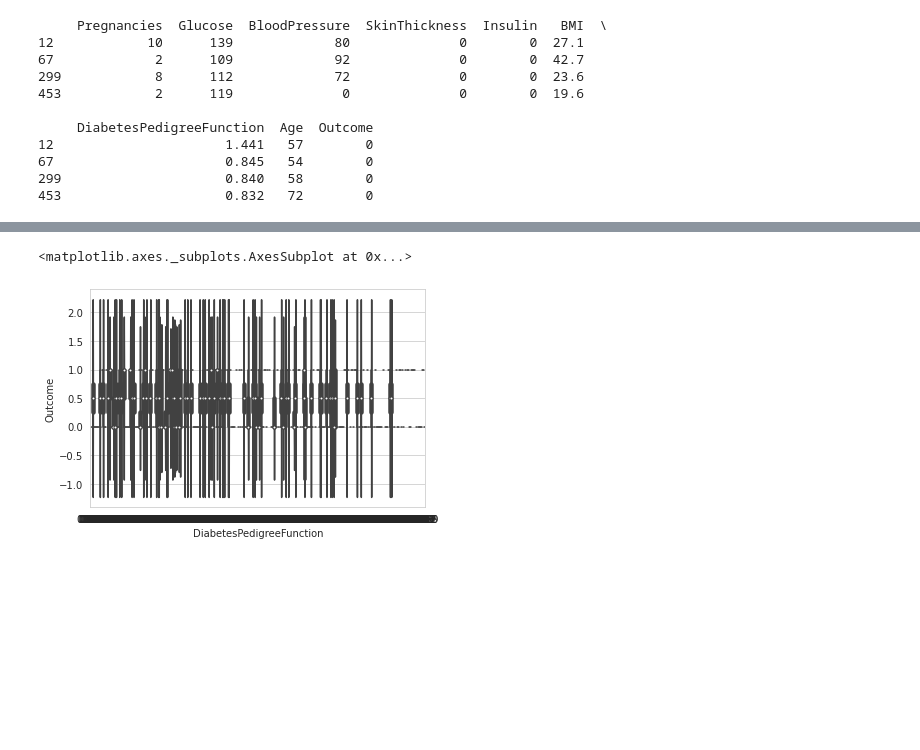
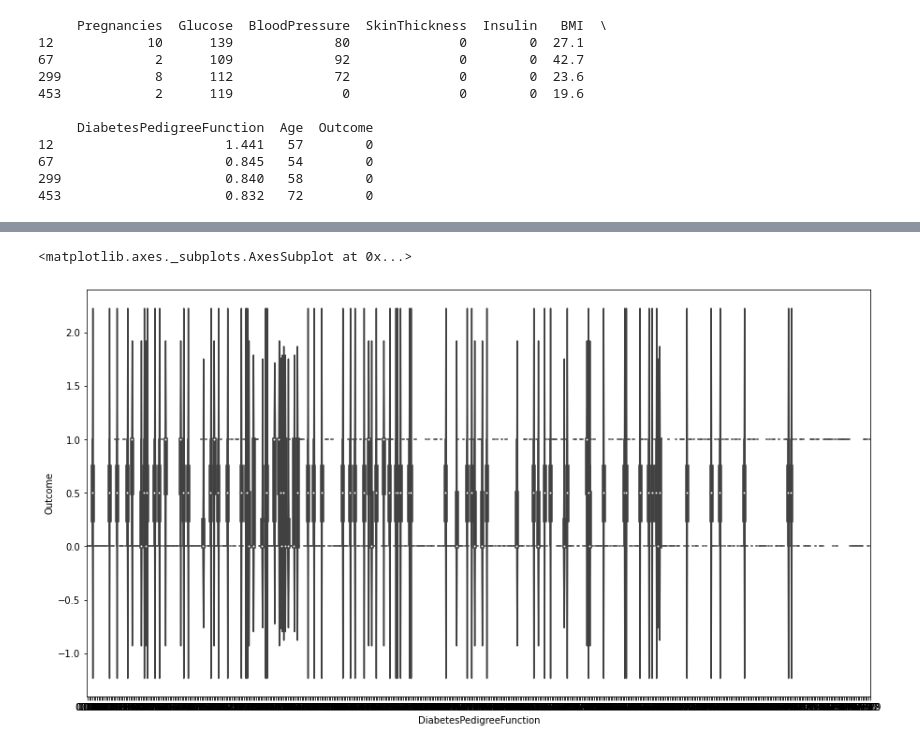
Before and after one commit to OkanKeskin/diabets_analysis, a Jupyter notebook: diabets_analysis.ipynb, the cells around one changed output, grey strips where cells are left out. Saved outputs shown, nothing was run; the diff lists cells and outputs as text; code cells hidden in the pictures; blank space fills up the shorter version.

Commit message:
diabets_analysis

```diff
--- a/diabets_analysis.ipynb
+++ b/diabets_analysis.ipynb
@@ -242,18 +259,19 @@ sns.lmplot(x='BloodPressure', y='Age', data=diabets)
 # %%
 # Diyabet genetik oranının diyabet olma ile oranı violin(keman) grafiğine göre dağılımı
 diabets_color_palette = ['#78C850',
                     '#F08030',
                     '#6890F0',
                     '#A8B820',
                     '#A8A878',
                     '#A040A0',
                     '#F8D030',
                     '#E0C068',
                     '#EE99AC',
                    ]
-sns.violinplot(x = 'DiabetesPedigreeFunction', y = 'Outcome', data = diabets, palette=diabets_color_palette)
+plt.figure(figsize=(15,8))
+sns.violinplot(x = 'DiabetesPedigreeFunction', y = 'Outcome', data = diabets, palette=diabets_color_palette , height = 20)
 # %% [output]
 <matplotlib.axes._subplots.AxesSubplot at 0x...>
-[figure, old version]
+[figure, new version]
 # %%
 # Vücut kitle endeksinin çocuk sayısı ile oranını swarm(sürü) grafiği ile gösterilmesi
```
Also changed, not shown: parts of 5 cells of this notebook.
